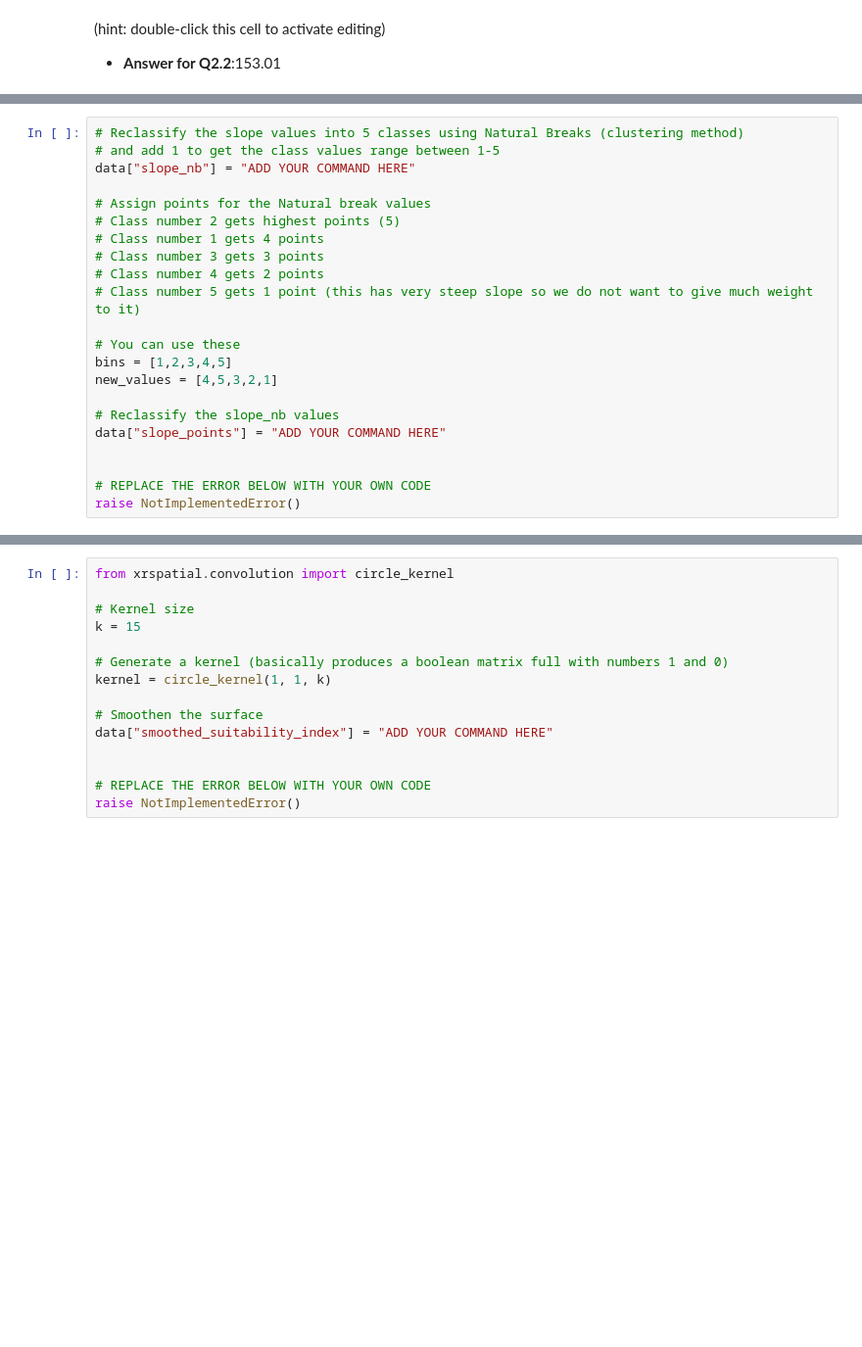
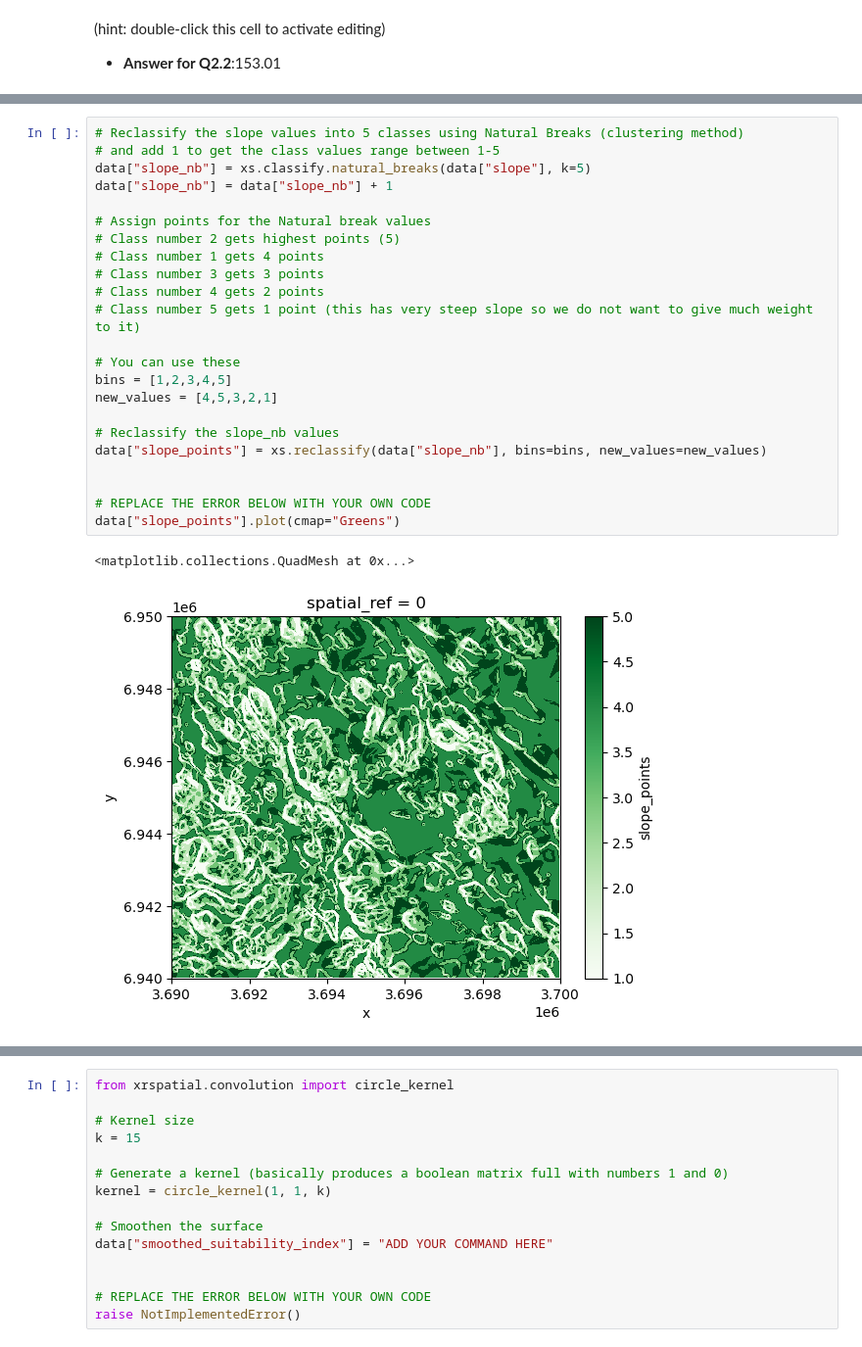
Before and after one commit to KoodiMalpo/Exercise_4_KoodiMalpo, a Jupyter notebook: Exercise-4.ipynb, the cells around one changed output, grey strips where cells are left out. Shown at 98% size. Saved outputs shown, nothing was run; the diff lists cells and outputs as text; blank space fills up the shorter version.

```diff
--- a/Exercise-4.ipynb
+++ b/Exercise-4.ipynb
@@ -409,25 +408,29 @@ In this step, we first classify the slope values into five classes using natural
 # %%
 # Reclassify the slope values into 5 classes using Natural Breaks (clustering method)
 # and add 1 to get the class values range between 1-5
-data["slope_nb"] = "ADD YOUR COMMAND HERE"
+data["slope_nb"] = xs.classify.natural_breaks(data["slope"], k=5)
+data["slope_nb"] = data["slope_nb"] + 1
 
 # Assign points for the Natural break values
 # Class number 2 gets highest points (5)
 # Class number 1 gets 4 points
 # Class number 3 gets 3 points
 # Class number 4 gets 2 points
 # Class number 5 gets 1 point (this has very steep slope so we do not want to give much weight to it)
 
 # You can use these
 bins = [1,2,3,4,5]
 new_values = [4,5,3,2,1]
 
 # Reclassify the slope_nb values
-data["slope_points"] = "ADD YOUR COMMAND HERE"
+data["slope_points"] = xs.reclassify(data["slope_nb"], bins=bins, new_values=new_values)
 
 
 # REPLACE THE ERROR BELOW WITH YOUR OWN CODE
-raise NotImplementedError()
+data["slope_points"].plot(cmap="Greens")
+# %% [output]
+<matplotlib.collections.QuadMesh at 0x...>
+[figure, added]
 # %% [markdown]
 ### Step 3.3 - Classify the aspect to custom classes using `reclassify`
 
```
Also changed, not shown: parts of 4 cells of this notebook.
